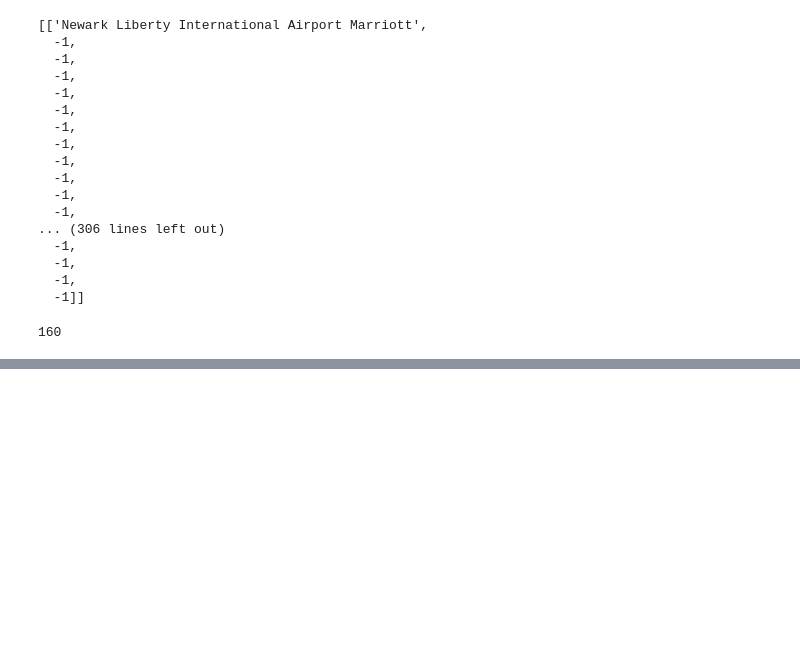
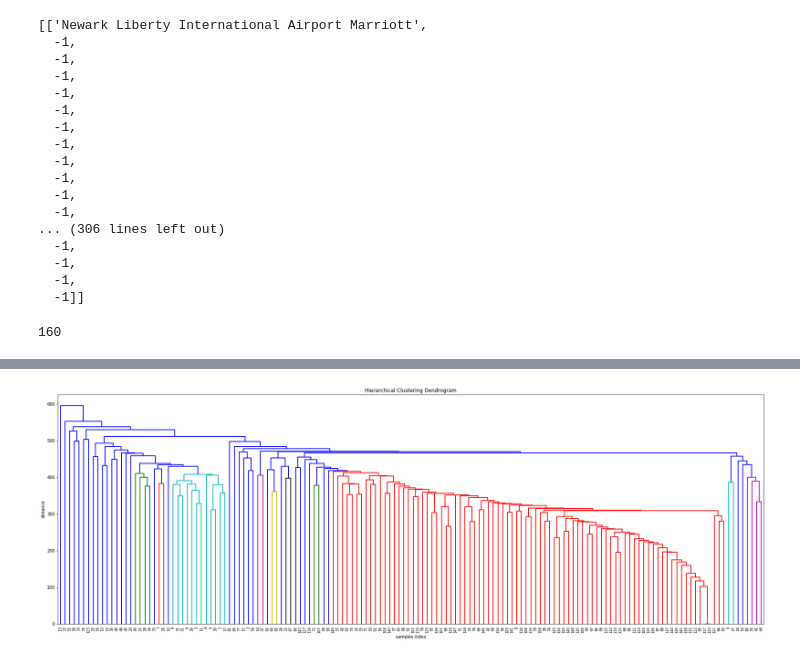
Before and after one commit to yifatBi/DateScience, a Jupyter notebook: Task3.ipynb, the cells around one changed output, grey strips where cells are left out. Saved outputs shown, nothing was run; the diff lists cells and outputs as text; code cells hidden in the pictures; blank space fills up the shorter version.

```diff
--- a/Task3.ipynb
+++ b/Task3.ipynb
@@ -126,16 +170,23 @@ c
 # %%
 # calculate full dendrogram
-plt.figure(figsize=(25, 10))
+plt.figure(figsize=(30, 10))
 plt.title('Hierarchical Clustering Dendrogram')
 plt.xlabel('samples index')
 plt.ylabel('distance')
 dendrogram(
     Z,
     leaf_rotation=90.,
     show_contracted=True,
-    leaf_font_size=8.,
+    leaf_font_size=8.
 )
+dendrogram(
+    Z,
+    leaf_rotation=90.,
+    show_contracted=True,
+    leaf_font_size=8.)
 plt.show()
+# %% [output]
+[figure, added]
 # %%
 plt.title('Hierarchical Clustering Dendrogram(7 leaf)')
 plt.xlabel('samples index')
```
Also changed, not shown: parts of 8 cells of this notebook, 1 other file.
